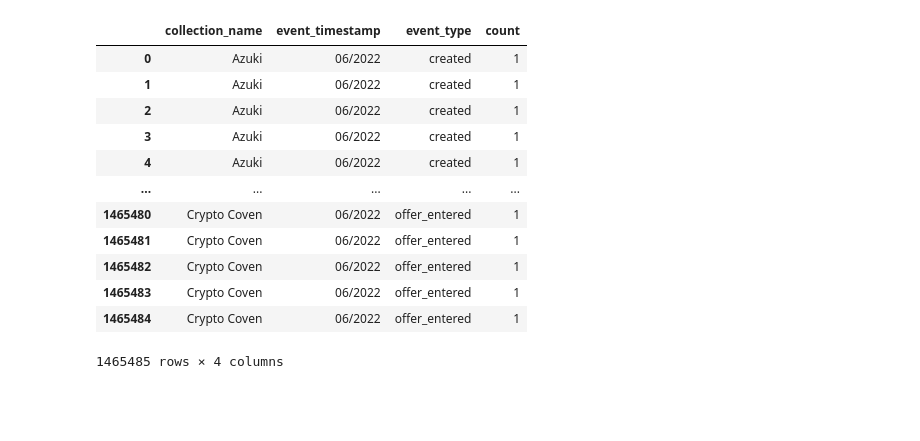
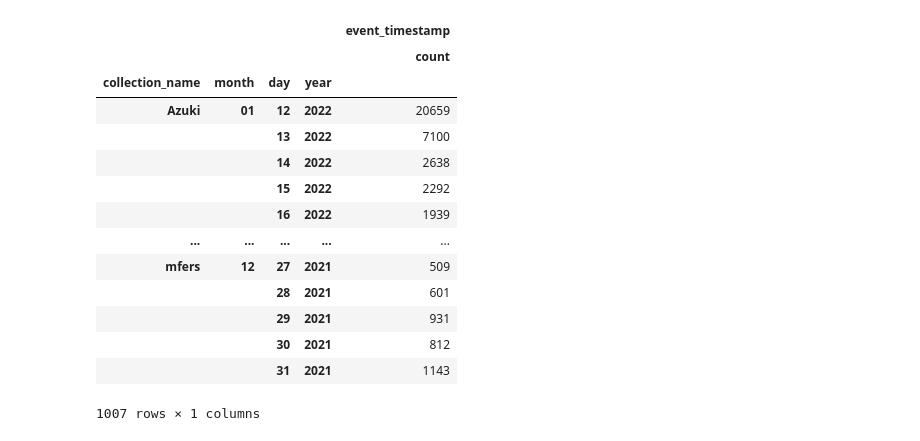
Before and after one commit to KrisOei/retrieve_openseas, a Jupyter notebook: data_analysis/overlap.ipynb, the cells around one changed output. Cells and saved outputs as stored; diff of their text form; code cells hidden in the pictures; blank space fills up the shorter version.

```diff
--- a/data_analysis/overlap.ipynb
+++ b/data_analysis/overlap.ipynb
@@ -54,16 +35,26 @@ dtype: int64
-# %%
-df
-# %% [output]
-|  | collection_name | event_timestamp | event_type | count |
-| 0 | Azuki | 06/2022 | created | 1 |
-| 1 | Azuki | 06/2022 | created | 1 |
-| 2 | Azuki | 06/2022 | created | 1 |
-| 3 | Azuki | 06/2022 | created | 1 |
-| 4 | Azuki | 06/2022 | created | 1 |
-| ... | ... | ... | ... | ... |
-| 1465480 | Crypto Coven | 06/2022 | offer_entered | 1 |
-| 1465481 | Crypto Coven | 06/2022 | offer_entered | 1 |
-| 1465482 | Crypto Coven | 06/2022 | offer_entered | 1 |
-| 1465483 | Crypto Coven | 06/2022 | offer_entered | 1 |
-| 1465484 | Crypto Coven | 06/2022 | offer_entered | 1 |
-1465485 rows × 4 columns
+# %%
+g = df.groupby(['collection_name', 'month', 'day', 'year']).agg({'event_timestamp': ['count']})
+# %%
+g.drop('Bored Ape Chemistry Club', inplace=True)
+g.drop('Bored Ape Kennel Club', inplace=True)
+g.drop('DourDarcels', inplace=True)
+g.drop('NFTfi Promissory Note', inplace=True)
+g.drop('Rug Radio Membership Pass', inplace=True)
+# %%
+g
+# %% [output]
+|  |  |  |  | event_timestamp |
+|  |  |  |  | count |
+| collection_name | month | day | year |  |
+| Azuki | 01 | 12 | 2022 | 20659 |
+|  |  | 13 | 2022 | 7100 |
+|  |  | 14 | 2022 | 2638 |
+|  |  | 15 | 2022 | 2292 |
+|  |  | 16 | 2022 | 1939 |
+| ... | ... | ... | ... | ... |
+| mfers | 12 | 27 | 2021 | 509 |
+|  |  | 28 | 2021 | 601 |
+|  |  | 29 | 2021 | 931 |
+|  |  | 30 | 2021 | 812 |
+|  |  | 31 | 2021 | 1143 |
+1007 rows × 1 columns
```
Also changed, not shown: parts of 5 cells of this notebook, 2 other files.
